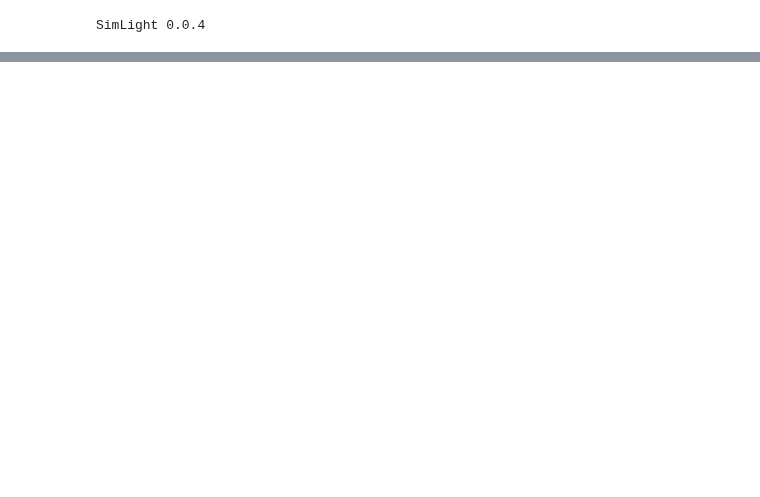
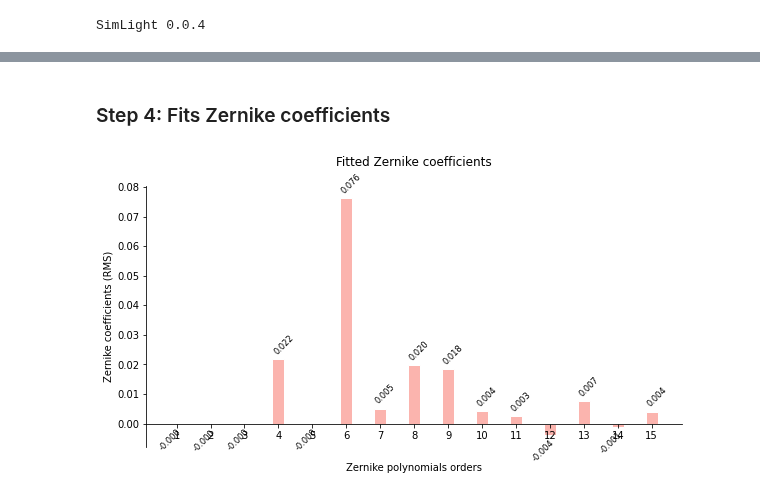
Before and after one commit to Miyoshichi/SimLight, a Jupyter notebook: Examples/zernike.ipynb, the cells around one changed output, grey strips where cells are left out. Cells and saved outputs as stored; diff of their text form; code cells hidden in the pictures; blank space fills up the shorter version.

```diff
--- a/Examples/zernike.ipynb
+++ b/Examples/zernike.ipynb
@@ -29,0 +33,7 @@ random.seed(235)
+# %% [markdown]
+### Step 4: Fits Zernike coefficients
+# %%
+fitted_coeffs = sl.zernike_coeffs(F_plppdi, j, wavelength=wavelength)
+slpl.plot_zernike_coeffs(fitted_coeffs, title='Fitted Zernike coefficients')
+# %% [output]
+[figure, added]
```
Also changed, not shown: parts of 21 cells of this notebook, 5 other files.
